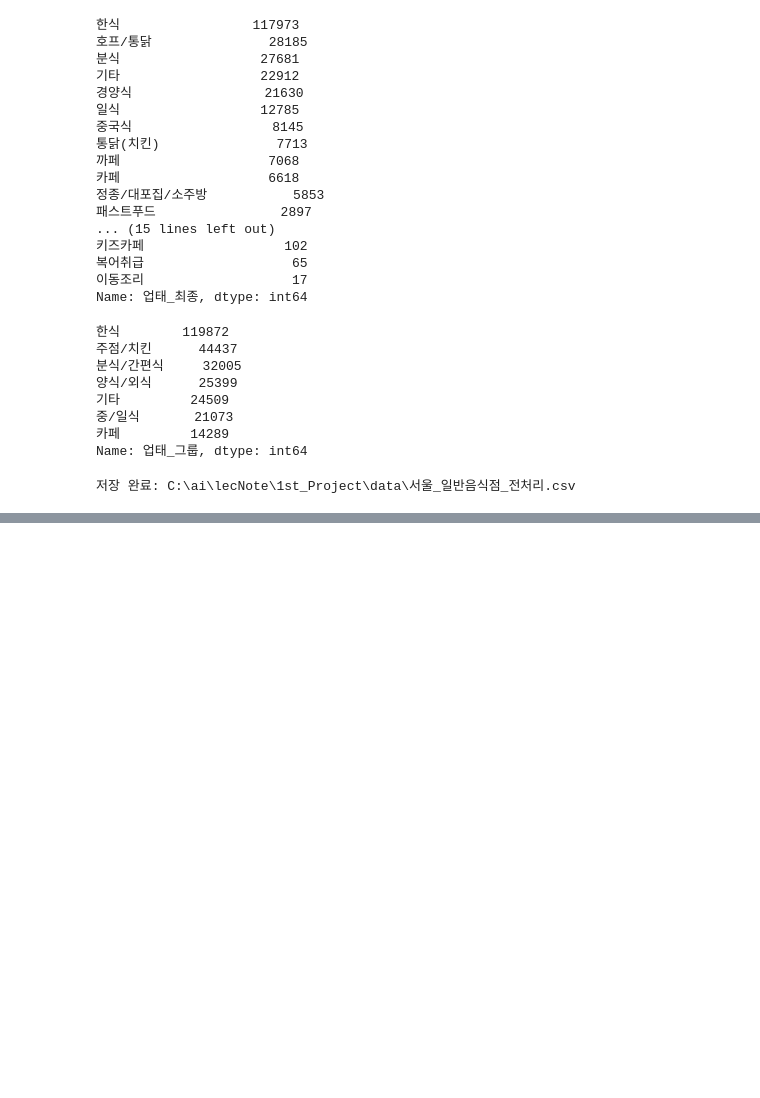
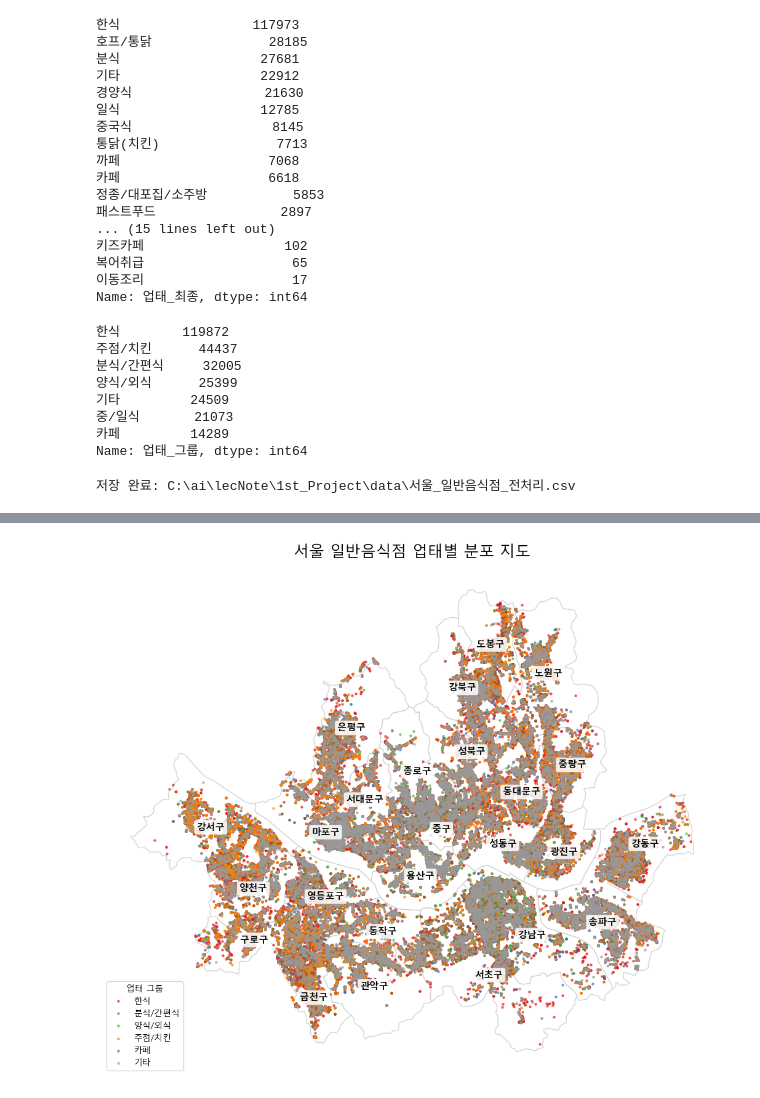
Before and after one commit to drose14789/1st_project, a Jupyter notebook: 일반음식점_전처리.ipynb, the cells around one changed output, grey strips where cells are left out. Cells and saved outputs as stored; diff of their text form; code cells hidden in the pictures; blank space fills up the shorter version.

```diff
--- a/일반음식점_전처리.ipynb
+++ b/일반음식점_전처리.ipynb
@@ -249,0 +594,66 @@ print("저장 완료:", out_path)
+# %%
+category_colors = {
+    '한식': '#e41a1c',
+    '분식/간편식': '#377eb8',
+    '양식/외식': '#4daf4a',
+    '중·일식': '#984ea3',
+    '주점/치킨': '#ff7f00',
+    '카페': '#a65628',
+    '기타': '#999999'
+}
+# %%
+fig, ax = plt.subplots(1, 1, figsize=(13, 13))
+
+# 1️⃣ 배경 지도
+seoul_map_5174.plot(
+    ax=ax,
+    color='white',
+    edgecolor='lightgray',
+    linewidth=1
+)
+
+# 2️⃣ 업태별 포인트 찍기
+for category, color in category_colors.items():
+    subset = gdf_points[gdf_points['업태_그룹'] == category]
+    if len(subset) == 0:
+        continue
+
+    subset.plot(
+        ax=ax,
+        markersize=5,
+        color=color,
+        alpha=0.6,
+        label=category
+    )
+
+# 3️⃣ 구 이름 표시
+for _, row in seoul_map_5174.iterrows():
+    x = row.geometry.centroid.x
+    y = row.geometry.centroid.y
+    ax.text(
+        x, y,
+        row['구'],
+        fontsize=11,
+        fontweight='bold',
+        ha='center',
+        va='center',
+        bbox=dict(
+            boxstyle='round,pad=0.25',
+            facecolor='white',
+            alpha=0.85,
+            edgecolor='none'
+        )
+    )
+
+# 4️⃣ 제목 & 옵션
+ax.set_title(
+    '서울 일반음식점 업태별 분포 지도',
+    fontsize=18,
+    pad=12
+)
+ax.legend(title='업태 그룹', loc='lower left')
+ax.axis('off')
+
+plt.show()
+# %% [output]
+[figure, added]
```
Also changed, not shown: parts of 18 cells of this notebook, 1 other file.
